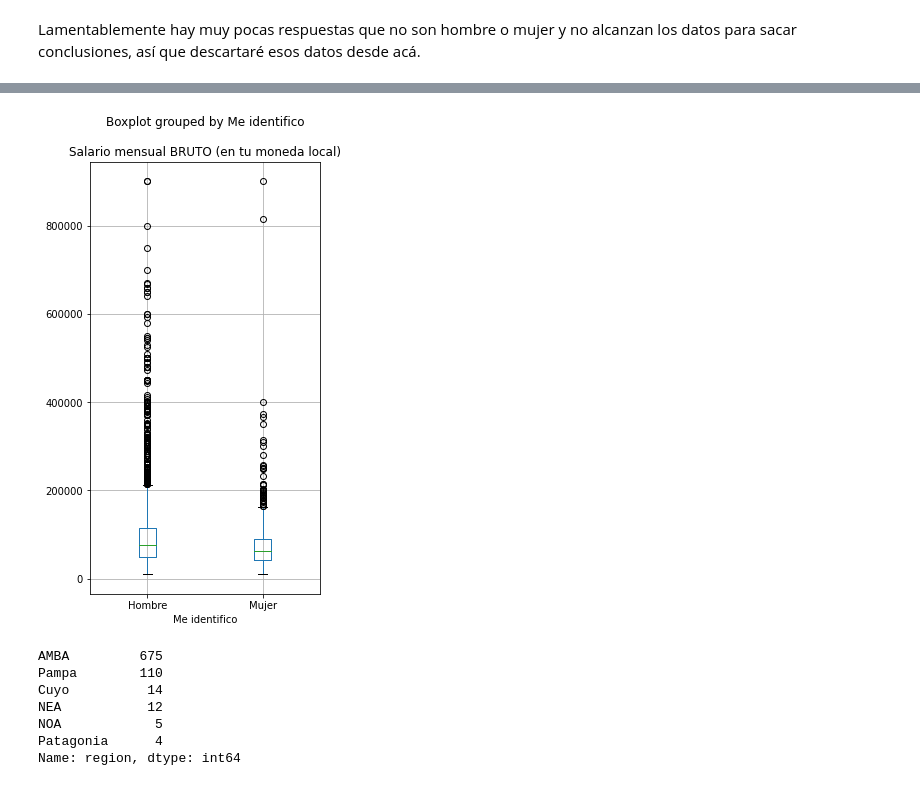
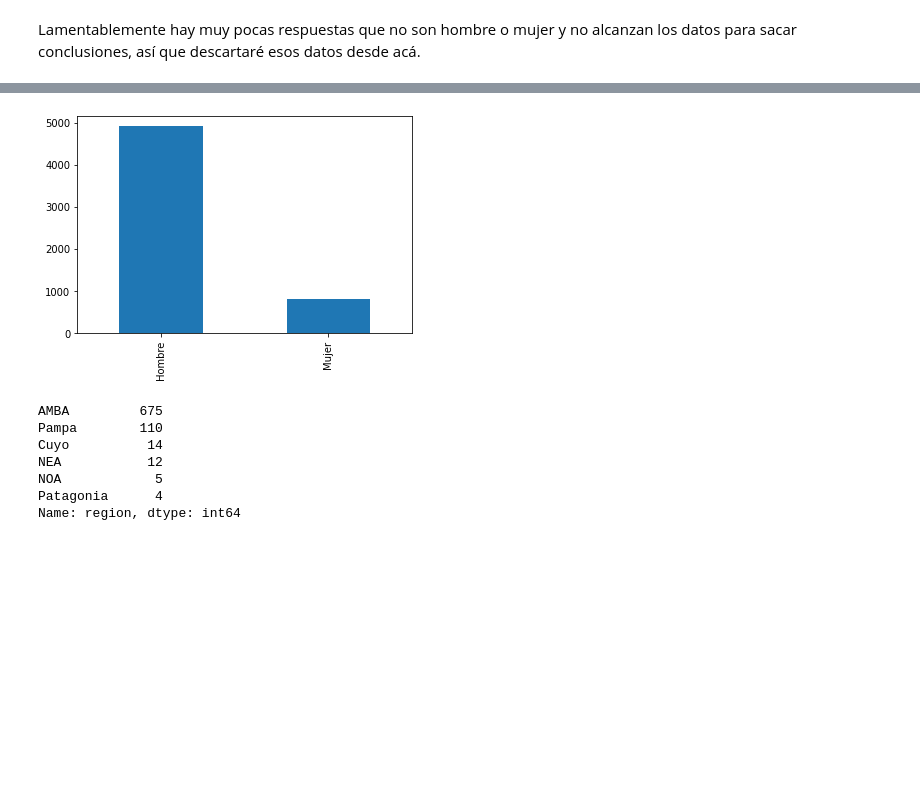
Before and after one commit to seppo0010/sysarmy-sueldos-2020.1, a Jupyter notebook: notebook/Brecha de género.ipynb, the cells around one changed output, grey strips where cells are left out. Cells and saved outputs as stored; diff of their text form; code cells hidden in the pictures; blank space fills up the shorter version.

```diff
--- a/notebook/Brecha de género.ipynb
+++ b/notebook/Brecha de género.ipynb
@@ -48,7 +71,7 @@ plt.violinplot([
-# %%
-df.boxplot('Salario mensual BRUTO (en tu moneda local)', 'Me identifico', figsize=(4, 8));
-# %% [output]
-[figure, removed]
+# %%
+df['Me identifico'].value_counts().plot.bar();
+# %% [output]
+[figure, added]
 # %%
 regions_map = {
     'Ciudad Autónoma de Buenos Aires': 'AMBA',
```
Also changed, not shown: parts of 10 cells of this notebook.
